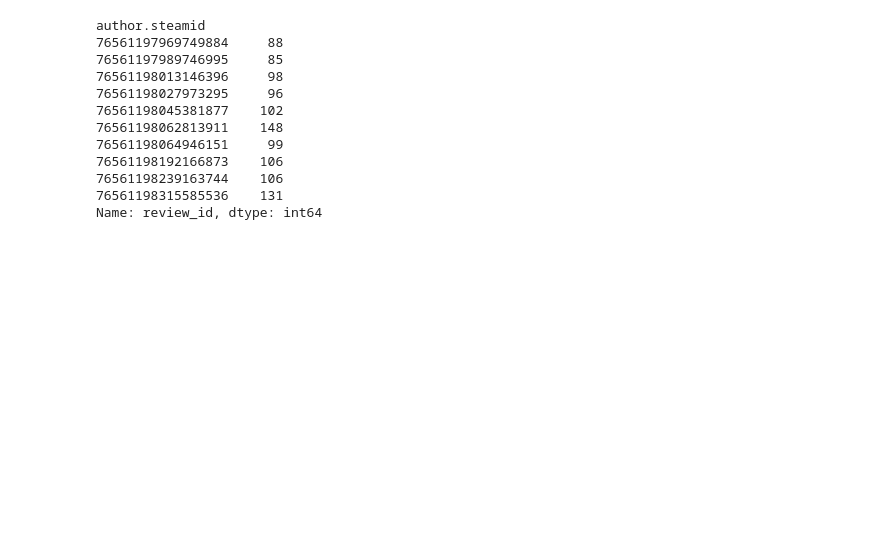
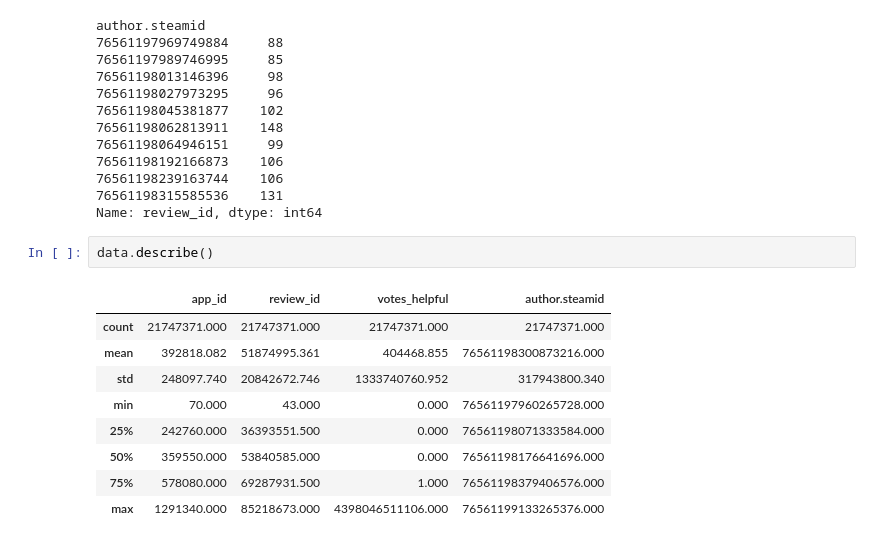
Before and after one commit to khalmatay/videogame-reviews-analysis, a Jupyter notebook: nurbek/RQ3&RQ5.ipynb, the cells around one changed output. Cells and saved outputs as stored; diff of their text form; blank space fills up the shorter version.

```diff
--- a/nurbek/RQ3&RQ5.ipynb
+++ b/nurbek/RQ3&RQ5.ipynb
@@ -622,3 +622,15 @@ author.steamid
 76561198239163744    106
 76561198315585536    131
 Name: review_id, dtype: int64
+# %%
+data.describe()
+# %% [output]
+|  | app_id | review_id | votes_helpful | author.steamid |
+| count | 21747371.000 | 21747371.000 | 21747371.000 | 21747371.000 |
+| mean | 392818.082 | 51874995.361 | 404468.855 | 76561198300873216.000 |
+| std | 248097.740 | 20842672.746 | 1333740760.952 | 317943800.340 |
+| min | 70.000 | 43.000 | 0.000 | 76561197960265728.000 |
+| 25% | 242760.000 | 36393551.500 | 0.000 | 76561198071333584.000 |
+| 50% | 359550.000 | 53840585.000 | 0.000 | 76561198176641696.000 |
+| 75% | 578080.000 | 69287931.500 | 1.000 | 76561198379406576.000 |
+| max | 1291340.000 | 85218673.000 | 4398046511106.000 | 76561199133265376.000 |
```
